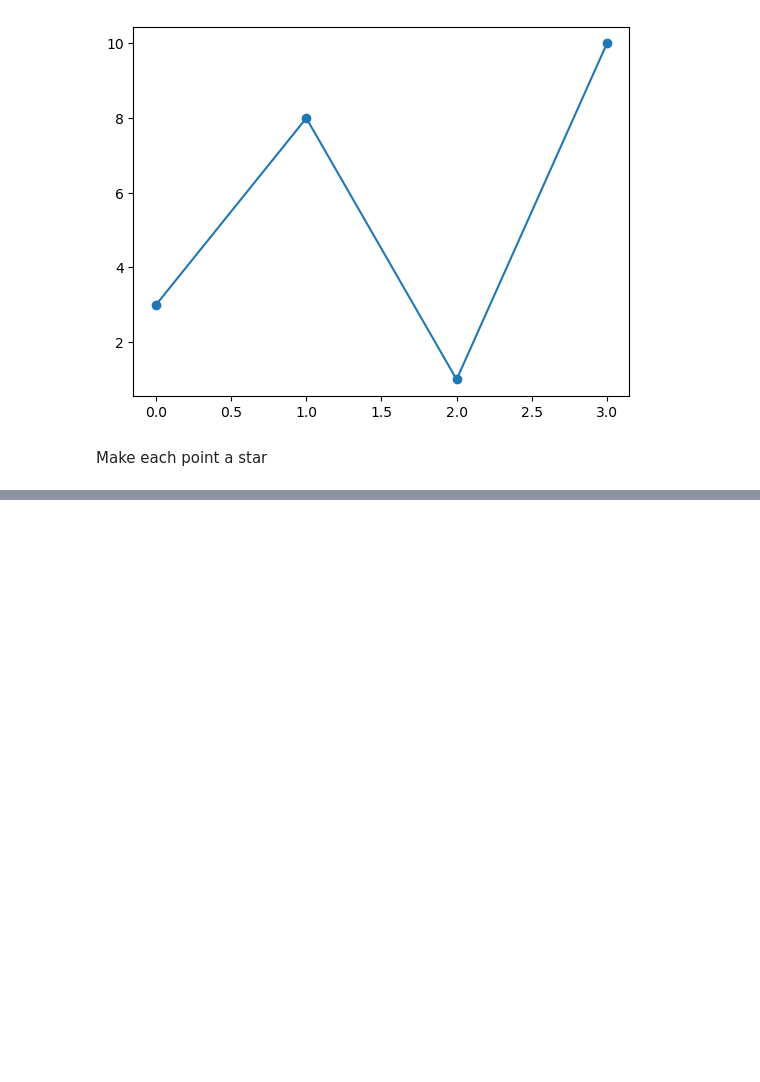
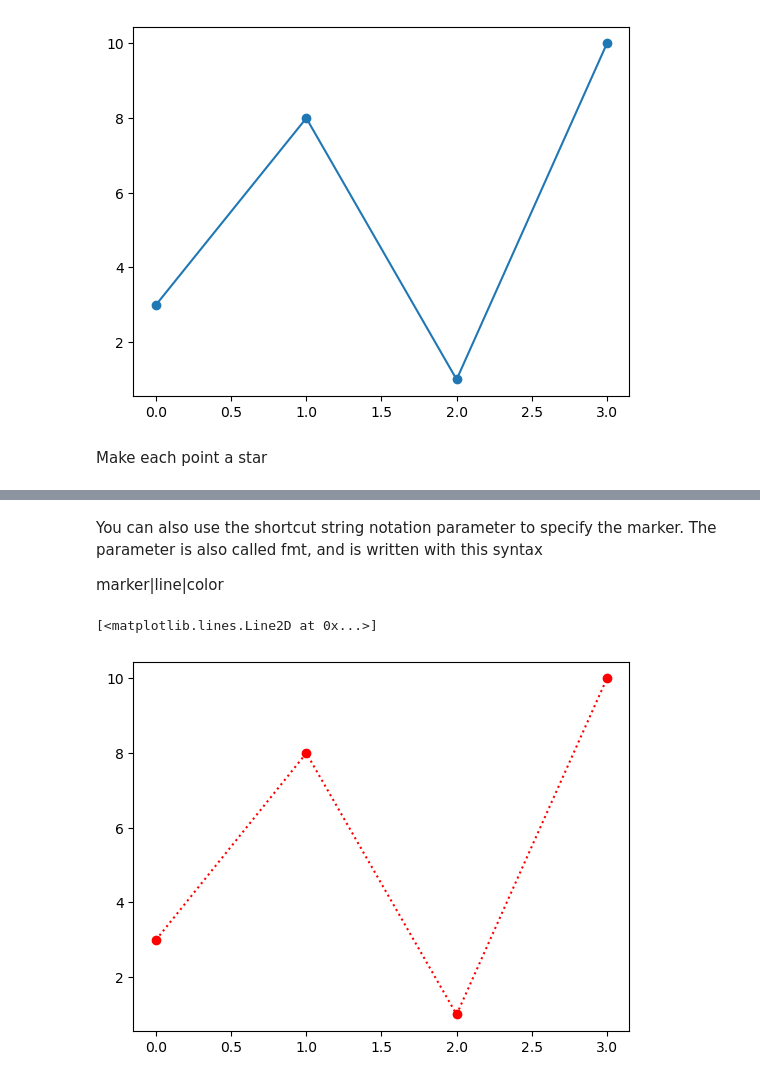
Before and after one commit to MikeCurleyCoosan/pands-mywork, a Jupyter notebook: Week8-work/matplotlib.ipynb, the cells around one changed output, grey strips where cells are left out. Cells and saved outputs as stored; diff of their text form; code cells hidden in the pictures; blank space fills up the shorter version.

Commit message:
Adding to matplotlib.ipynb in pands-mywork

```diff
--- a/Week8-work/matplotlib.ipynb
+++ b/Week8-work/matplotlib.ipynb
@@ -51,0 +85,31 @@ Make each point a star
+# %% [markdown]
+You can also use the shortcut string notation parameter to specify the marker. The parameter is also called fmt, and is written with this syntax
+
+marker|line|color
+# %%
+#example
+
+plt.plot(y_points, 'o:r')
+
+#The line reference can be one of the following values
+
+#'-'	Solid line
+#':'	Dotted line
+#'--'	Dashed line
+#'-.'	Dashed/dotted line
+#Therefore 'o:r' means o-markers with a dotted line, and color red
+
+#The short color values can be one of the following
+
+#'r'	Red
+#'g'	Green
+#'b'	Blue
+#'c'	Cyan
+#'m'	Magenta
+#'y'	Yellow
+#'k'	Black
+#'w'	White
+#The default value is 'b' (blue)
+# %% [output]
+[<matplotlib.lines.Line2D at 0x...>]
+[figure, added]
```
Also changed, not shown: parts of 7 cells of this notebook.
